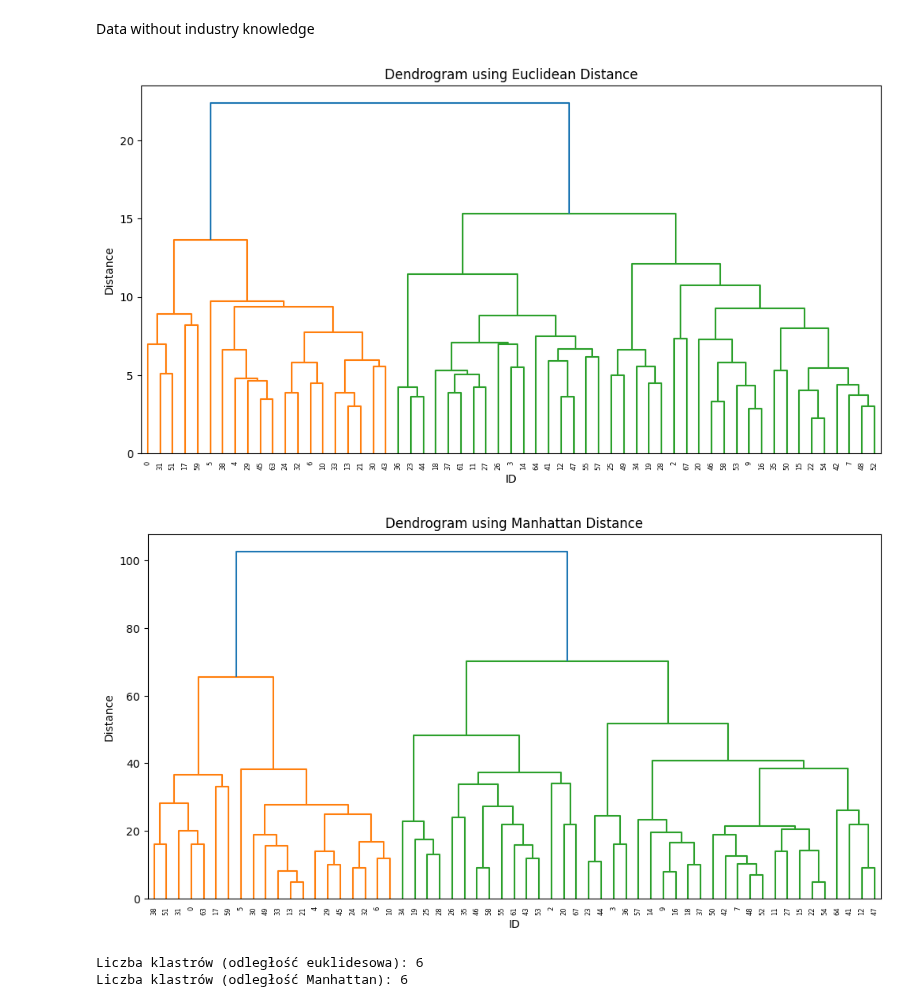
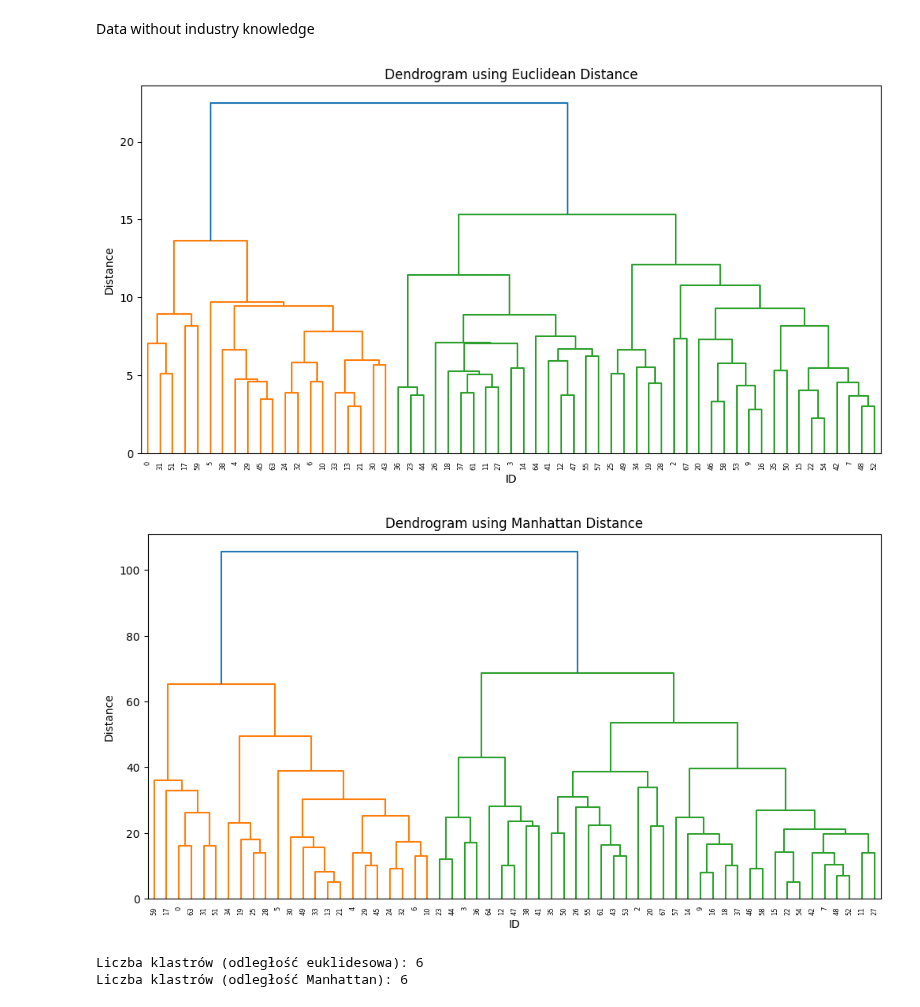
Before and after one commit to MalwinaKoz/Project-People-Analytics, a Jupyter notebook: notebooks/04_AdditionalAnalysis.ipynb, the cells around one changed output. Drawn from its saved outputs; the diff is of its cells as text; code cells hidden in the pictures.

```diff
--- a/notebooks/04_AdditionalAnalysis.ipynb
+++ b/notebooks/04_AdditionalAnalysis.ipynb
@@ -11,4 +13,4 @@ data = pd.read_csv('../data/03_Processed/02_ProcessedData.csv')
 # %%
-datawithoutknowledge = pd.read_csv('../data/03_Processed/02_ProcessedDataWithoutIndustryKnowledge.csv')
+datawithoutknowledge = pd.read_csv('../data/03_Processed/02_ProcessedDataParticipation.csv')
 # %%
 datawithoutknowledge.set_index('ID', inplace=True)
@@ -99,8 +90,8 @@ Klaster 10: [12, 38, 41, 47, 64]
 # %% [markdown]
 Data without industry knowledge
 # %%
-euclidean_dist_ik = pdist(selected_columns_knowledge, metric='euclidean')
-manhattan_dist_ik = pdist(selected_columns_knowledge, metric='cityblock')
+euclidean_dist_ik = pdist(datawithoutknowledge, metric='euclidean')
+manhattan_dist_ik = pdist(datawithoutknowledge, metric='cityblock')
 
 
 euclidean_clustering_ik = sch.linkage(euclidean_dist_ik, method='ward')
@@ -108,23 +99,23 @@ manhattan_clustering_ik = sch.linkage(manhattan_dist_ik, method='ward')
 # %%
 plt.figure(figsize=(12, 6))
 plt.title('Dendrogram using Euclidean Distance')
-sch.dendrogram(euclidean_clustering_ik, labels=selected_columns_knowledge.index)
+sch.dendrogram(euclidean_clustering_ik, labels=datawithoutknowledge.index)
 plt.xticks(rotation=90)
 plt.xlabel('ID')
 plt.ylabel('Distance')
 plt.show()
 # %% [output]
-[figure, old version]
+[figure, new version]
 # %%
 plt.figure(figsize=(12, 6))
 plt.title('Dendrogram using Manhattan Distance')
-sch.dendrogram(manhattan_clustering_ik, labels=selected_columns_knowledge.index)
+sch.dendrogram(manhattan_clustering_ik, labels=datawithoutknowledge.index)
 plt.xticks(rotation=90)
 plt.xlabel('ID')
 plt.ylabel('Distance')
 plt.show()
 # %% [output]
-[figure, old version]
+[figure, new version]
 # %%
 threshold_euclidea_ik = 11
 threshold_manhattan_ik = 45
```
Also changed, not shown: parts of 10 cells of this notebook, 1 other file.
